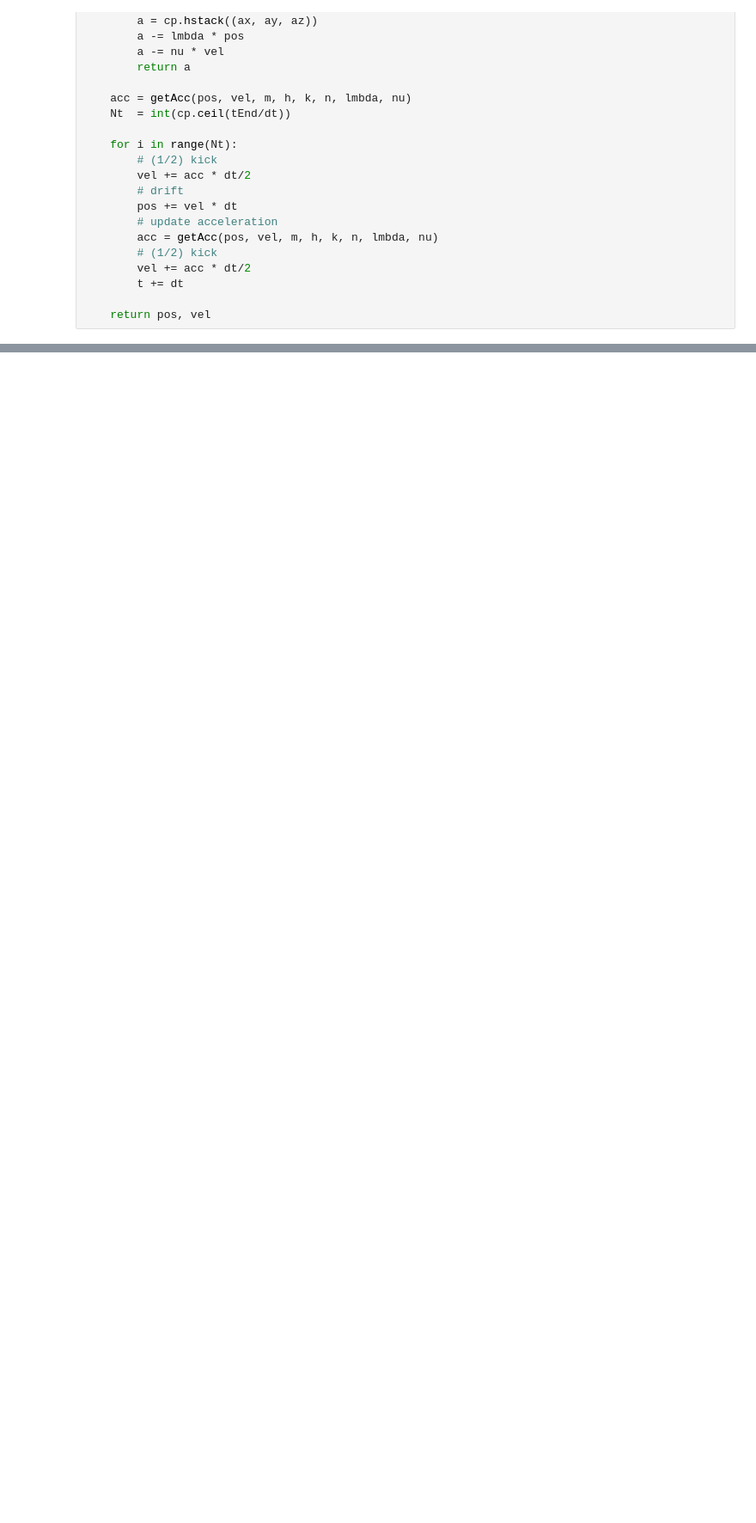
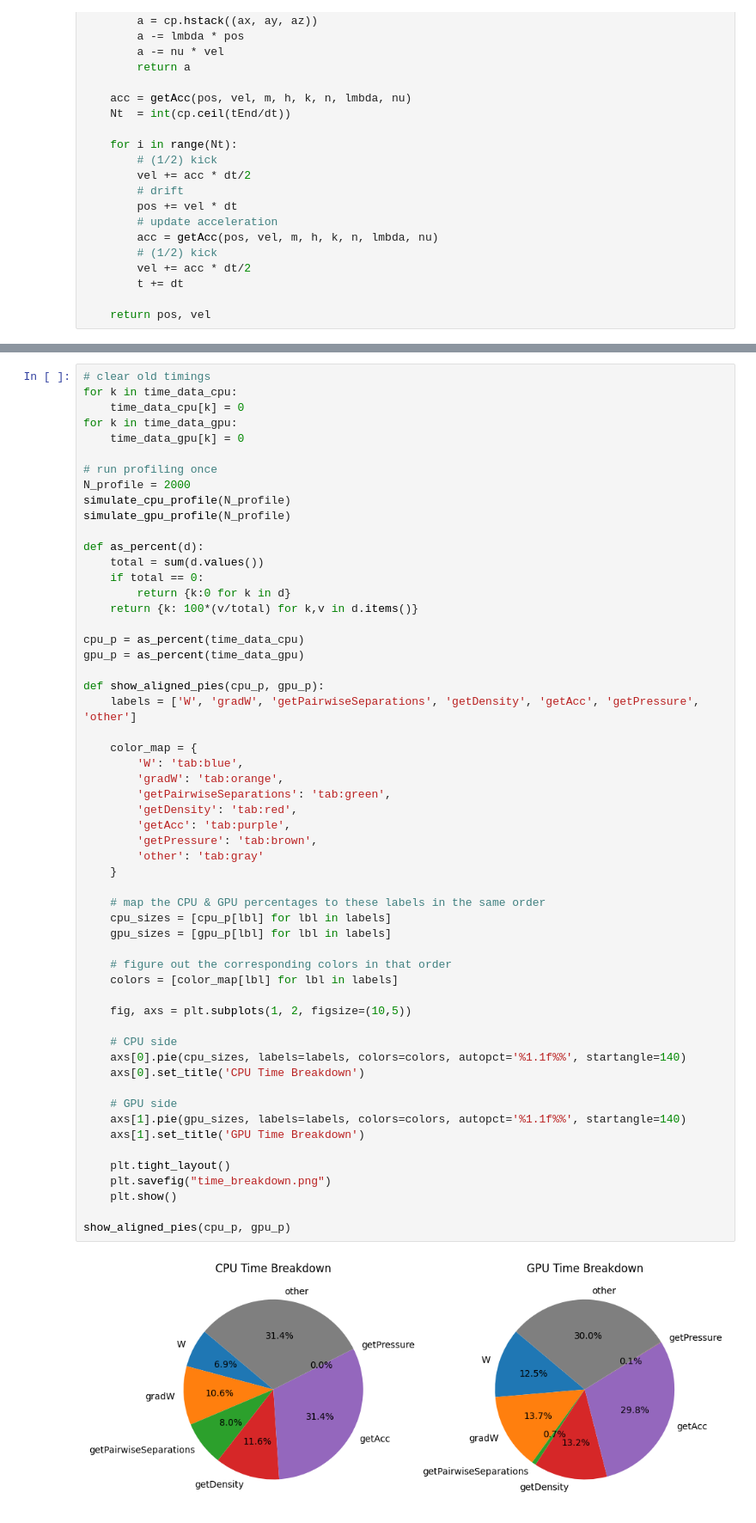
Before and after one commit to ge96lip/Computational-Astrophysics, a Jupyter notebook: CPU_GPU_profiling.ipynb, the cells around one changed output, grey strips where cells are left out. Shown at 86% size. Cells and saved outputs as stored; diff of their text form; blank space fills up the shorter version.

Commit message:
added pie chart for comparing cpu and gpu function call times

```diff
--- a/CPU_GPU_profiling.ipynb
+++ b/CPU_GPU_profiling.ipynb
@@ -219,0 +392,58 @@ N=2200: CPU avg = 155.0075s (std: 0.2223s), GPU avg = 13.0562s (std: 0.0096s)
+# %%
+# clear old timings
+for k in time_data_cpu:
+    time_data_cpu[k] = 0
+for k in time_data_gpu:
+    time_data_gpu[k] = 0
+
+# run profiling once
+N_profile = 2000
+simulate_cpu_profile(N_profile)
+simulate_gpu_profile(N_profile)
+
+def as_percent(d):
+    total = sum(d.values())
+    if total == 0:
+        return {k:0 for k in d}
+    return {k: 100*(v/total) for k,v in d.items()}
+
+cpu_p = as_percent(time_data_cpu)
+gpu_p = as_percent(time_data_gpu)
+
+def show_aligned_pies(cpu_p, gpu_p):
+    labels = ['W', 'gradW', 'getPairwiseSeparations', 'getDensity', 'getAcc', 'getPressure', 'other']
+
+    color_map = {
+        'W': 'tab:blue',
+        'gradW': 'tab:orange',
+        'getPairwiseSeparations': 'tab:green',
+        'getDensity': 'tab:red',
+        'getAcc': 'tab:purple',
+        'getPressure': 'tab:brown',
+        'other': 'tab:gray'
+    }
+
+    # map the CPU & GPU percentages to these labels in the same order
+    cpu_sizes = [cpu_p[lbl] for lbl in labels]
+    gpu_sizes = [gpu_p[lbl] for lbl in labels]
+
+    # figure out the corresponding colors in that order
+    colors = [color_map[lbl] for lbl in labels]
+
+    fig, axs = plt.subplots(1, 2, figsize=(10,5))
+
+    # CPU side
+    axs[0].pie(cpu_sizes, labels=labels, colors=colors, autopct='%1.1f%%', startangle=140)
+    axs[0].set_title('CPU Time Breakdown')
+
+    # GPU side
+    axs[1].pie(gpu_sizes, labels=labels, colors=colors, autopct='%1.1f%%', startangle=140)
+    axs[1].set_title('GPU Time Breakdown')
+
+    plt.tight_layout()
+    plt.savefig("time_breakdown.png")
+    plt.show()
+
+show_aligned_pies(cpu_p, gpu_p)
+# %% [output]
+[figure, added]
```
Also changed, not shown: parts of 5 cells of this notebook, 1 other file.
